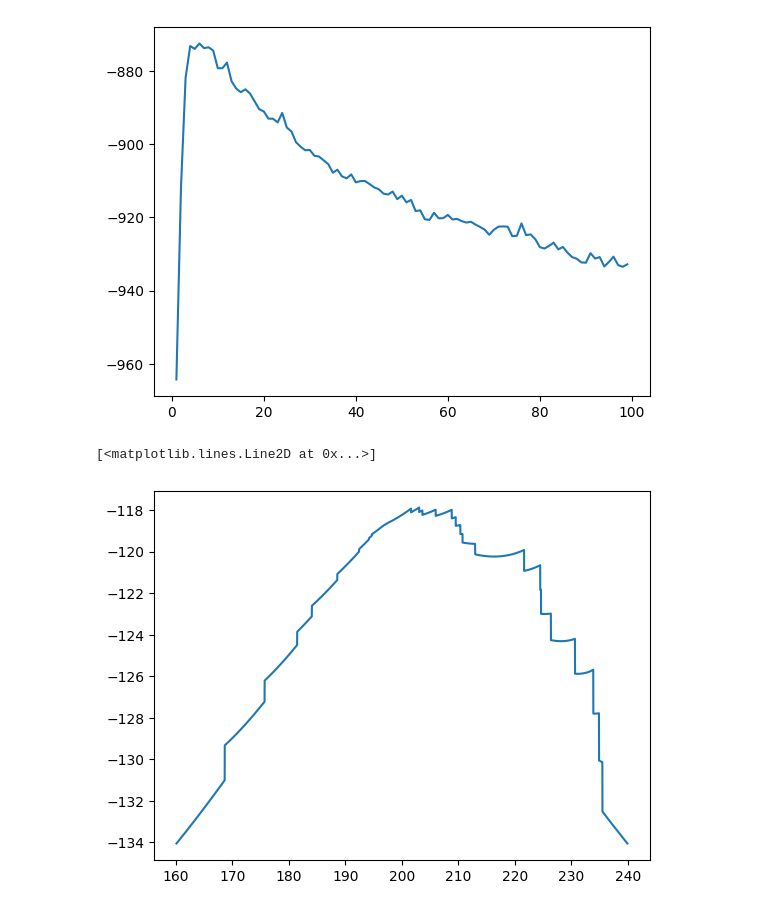
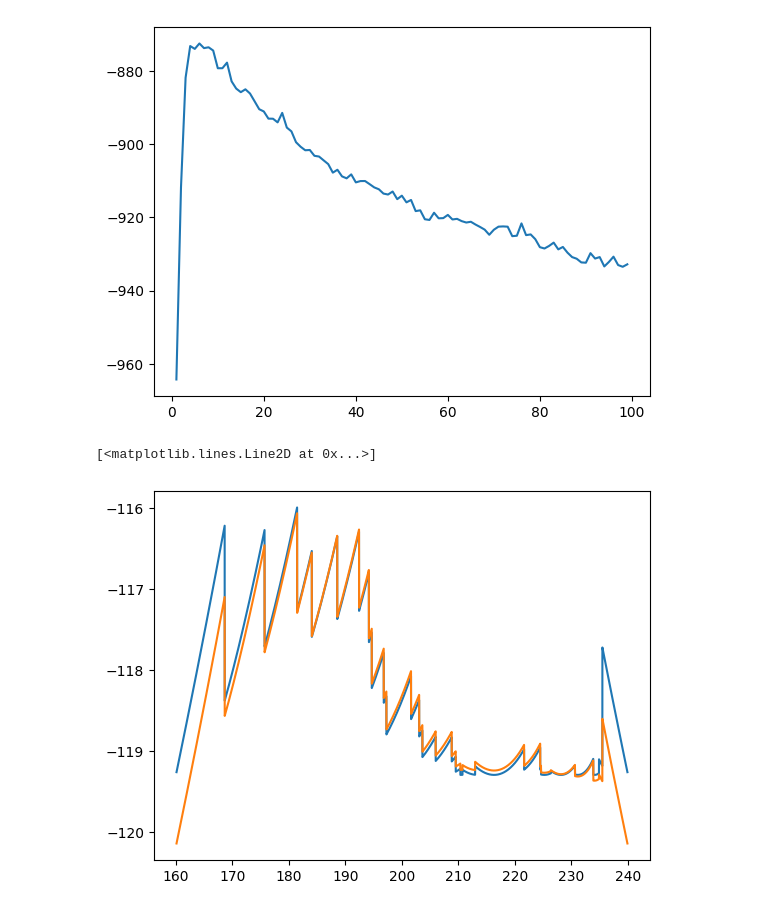
Before and after one commit to wknop/licencjat, a Jupyter notebook: notebook1.ipynb, the cells around one changed output. Drawn from its saved outputs; the diff is of its cells as text; code cells hidden in the pictures.

Commit message:
added a plot for presentation

```diff
--- a/notebook1.ipynb
+++ b/notebook1.ipynb
@@ -233,32 +233,33 @@ def logL(split, data, alfa, boundaries):
     N0 = (data < split).sum()
     N1 = (data > split).sum()
     N = N1 + N0
     delta0 = split - boundaries[0]
     delta1 = boundaries[1] - split
     summand0 = N0 * np.log((N0 + alfa - 1) / (delta0 * (N + 2 * alfa - 1)))
     summand1 = N1 * np.log((N1 + alfa - 1) / (delta1 * (N + 2 * alfa - 1)))
     result = summand0 + summand1
     return float(result)
 def logL_values(splits, data, alfa, boundaries):
     result_values = np.zeros(len(splits))
     for i, split in enumerate(splits):
         result_values[i] = logL(split, data, alfa, boundaries)
     return result_values
 
 # range = np.arange(2,8, 0.01)
 # bounds = np.array([1.1,8.9])
 # logL_values (splits=range, data=mock_data, alfa=2, boundaries=bounds)
 # logL(split=3, data=mock_data, alfa=2, boundaries=bounds)
 # first_bin_count = df[df < 0].shape[0]
 # plt.plot(range, logL_values (splits=range, data=mock_data, alfa=2, boundaries=bounds))
 per_min = 160
 per_max = 240
 x_rang = df_non_polars['per']
 x_rang = x_rang[x_rang.between(per_min, per_max)]
 period_split = np.arange(per_min + .1, per_max -.1, .01)
 period_boundaries = np.array([per_min, per_max])
 # logL_values (splits=period_split, data=x_rang, alfa=2, boundaries=period_boundaries)
-plt.plot(period_split, logL_values (splits=period_split, data=x_rang, alfa=100, boundaries=period_boundaries))
+plt.plot(period_split, logL_values (splits=period_split, data=x_rang, alfa=1.00001, boundaries=period_boundaries))
+plt.plot(period_split, logL_values (splits=period_split, data=x_rang, alfa=2, boundaries=period_boundaries))
 # %% [output]
 [<matplotlib.lines.Line2D at 0x...>]
-[figure, old version]
+[figure, new version]
```
Also changed, not shown: parts of 3 cells of this notebook.
